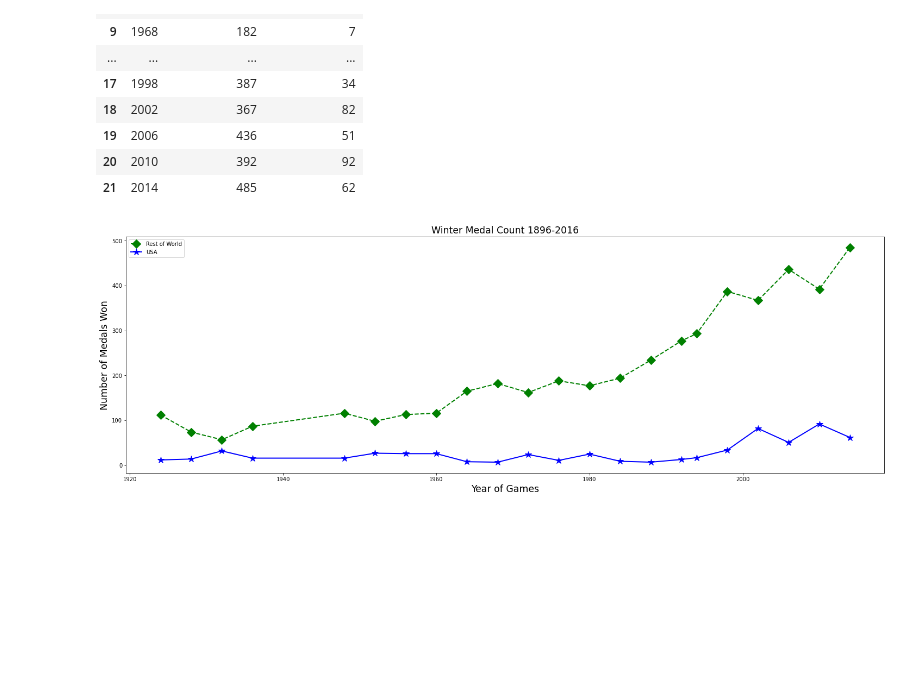
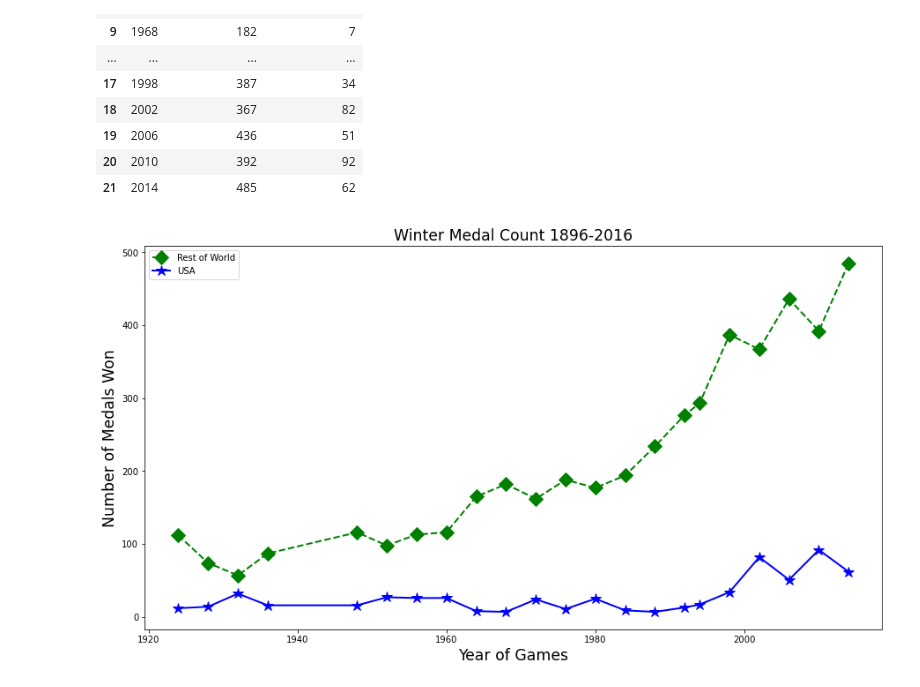
Before and after one commit to sissa81/project1, a Jupyter notebook: olympics.ipynb, the cells around one changed output. Drawn from its saved outputs; the diff is of its cells as text; code cells hidden in the pictures; blank space fills up the shorter version.

```diff
--- a/olympics.ipynb
+++ b/olympics.ipynb
@@ -37,7 +39,7 @@ Medal      True
 dtype: bool
 # %%
 # Cleaning up DataFrame
-data.drop(['Team', 'NOC', 'Games', 'City', 'Event', 'notes'], axis=1, inplace=True)
+data.drop(['Team', 'NOC', 'Games', 'City', 'notes'], axis=1, inplace=True)
 data.rename(columns = {'region':'Country'}, inplace = True)
 
 # Replace null values
@@ -480,14 +424,16 @@ winter_medal_count
 # %%
 # Rename columns to reflect what is being shown and replace NaN with 0 for USA since there were no winter medals won for USA
 winter_medal_count.rename(columns = {"Total Medals_x":"Rest of the World","Total Medals_y": "USA Medals"}, inplace = True)
 # Plot multi-line graph
-plt.figure(figsize=(25,8))
+plt.figure(figsize=(15,8))
 plt.plot(winter_medal_count["Year"], winter_medal_count["Rest of the World"], label="Rest of World", color="green", linewidth=2, linestyle="dashed",marker='D',markersize=12,markerfacecolor="g")
 plt.plot(winter_medal_count["Year"], winter_medal_count["USA Medals"], label="USA", color="b", linewidth=2,marker='*',markersize=12,markerfacecolor="b")
 plt.xlabel("Year of Games",fontsize="xx-large")
 plt.ylabel("Number of Medals Won",fontsize="xx-large")
 plt.legend(loc="best")
 plt.title("Winter Medal Count 1896-2016",fontsize="xx-large")
+plt.savefig("Images/winter_USA_vs_world_by_year.png")
 plt.show()
+plt.close()
 # %% [output]
-[figure, old version]
+[figure, new version]
```
Also changed, not shown: parts of 25 cells of this notebook.
